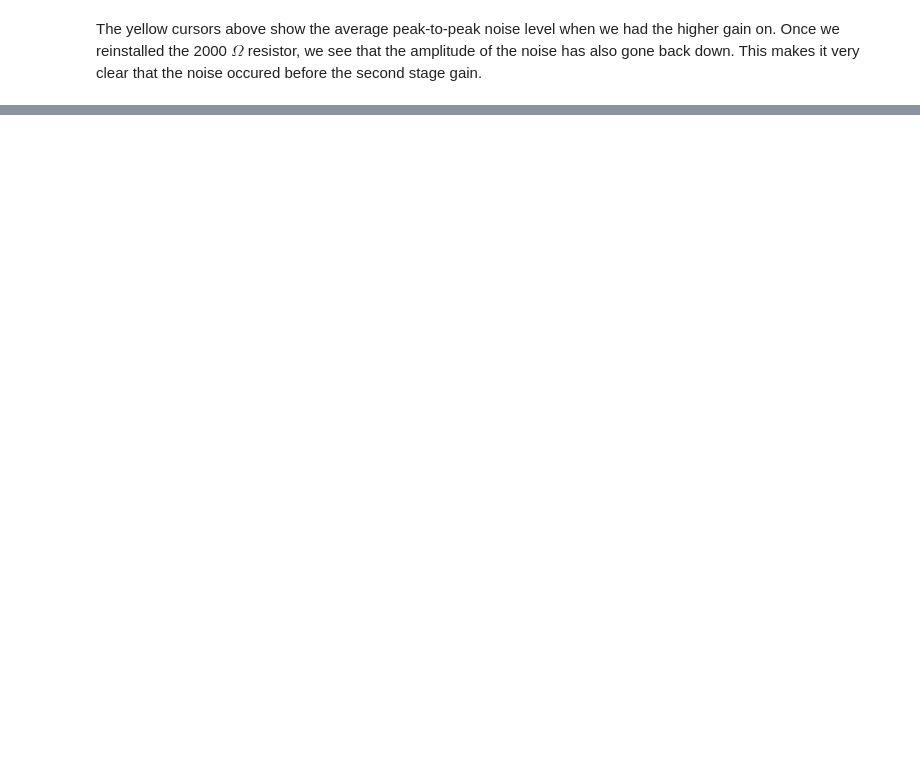
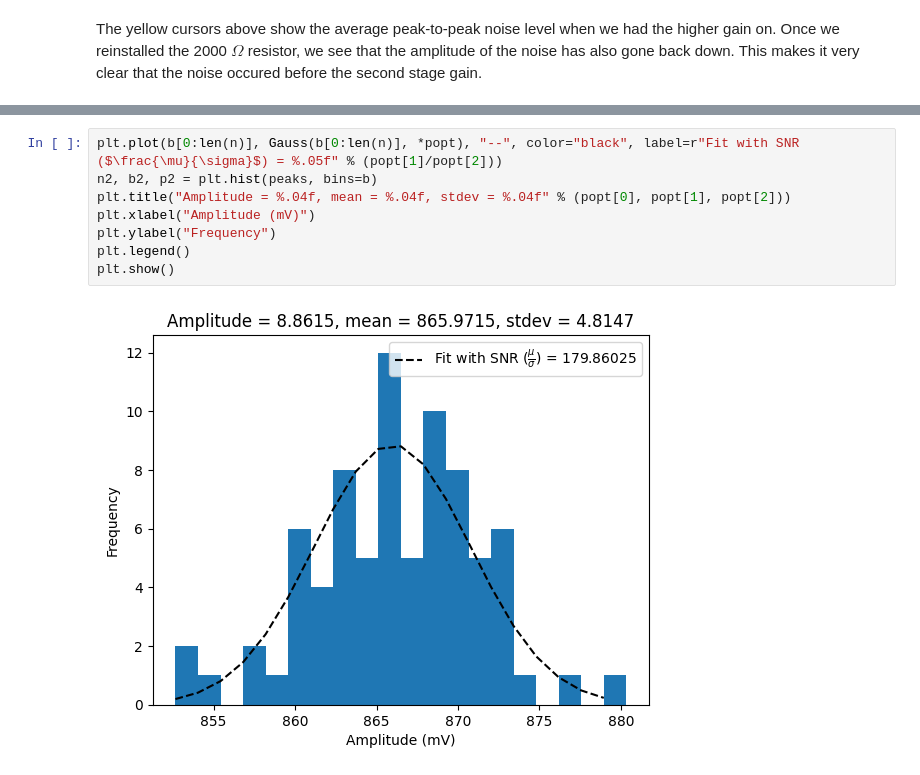
Before and after one commit to arathi-suraj/aramaki-lab-code, a Jupyter notebook: snr.ipynb, the cells around one changed output, grey strips where cells are left out. Cells and saved outputs as stored; diff of their text form; blank space fills up the shorter version.

```diff
--- a/snr.ipynb
+++ b/snr.ipynb
@@ -131,0 +188,10 @@ The yellow cursors above show the average peak-to-peak noise level when we had t
+# %%
+plt.plot(b[0:len(n)], Gauss(b[0:len(n)], *popt), "--", color="black", label=r"Fit with SNR ($\frac{\mu}{\sigma}$) = %.05f" % (popt[1]/popt[2]))
+n2, b2, p2 = plt.hist(peaks, bins=b)
+plt.title("Amplitude = %.04f, mean = %.04f, stdev = %.04f" % (popt[0], popt[1], popt[2]))
+plt.xlabel("Amplitude (mV)")
+plt.ylabel("Frequency")
+plt.legend()
+plt.show()
+# %% [output]
+[figure, added]
```
Also changed, not shown: parts of 59 cells of this notebook.
